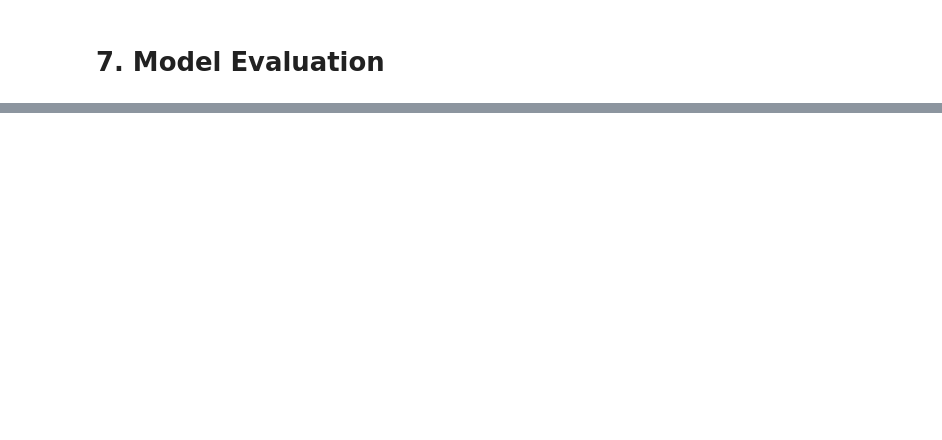
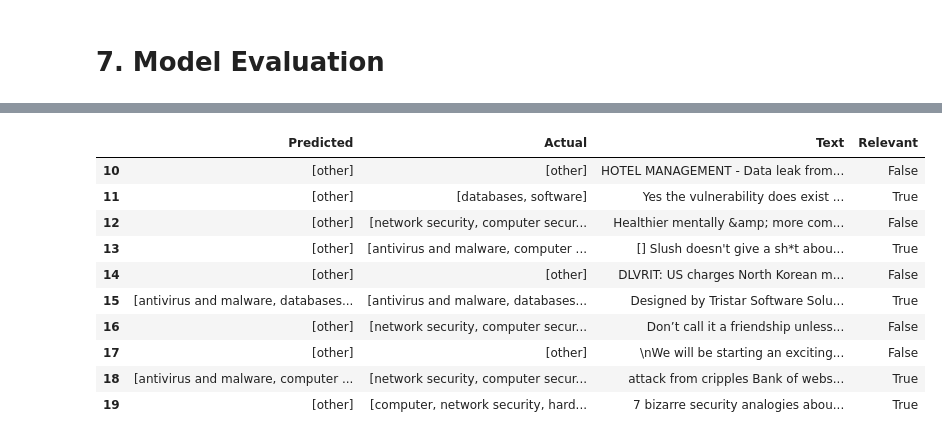
Before and after one commit to IrfEazy/msc-thesis, a Jupyter notebook: notebooks/MLC_Notebook.ipynb, the cells around one changed output, grey strips where cells are left out. Saved outputs shown, nothing was run; the diff lists cells and outputs as text; code cells hidden in the pictures; blank space fills up the shorter version.

```diff
--- a/notebooks/MLC_Notebook.ipynb
+++ b/notebooks/MLC_Notebook.ipynb
@@ -45,0 +31,9 @@ from notebooks.utils import (
+# %%
+load_dotenv()
+
+RANDOM_STATE = int(os.getenv("RANDOM_STATE", "42"))
+TEST_SIZE = float(os.getenv("TEST_SIZE", "0.2"))
+
+os.chdir(os.getenv("ROOT", "./"))
+np.random.seed(seed=RANDOM_STATE)
+random.seed(a=RANDOM_STATE)
@@ -332,7 +568,7 @@ del tweets, targets, mlb, general_models, train, module_filename, module
 # %% [markdown]
 # 7. Model Evaluation
 # %%
-with open(os.getenv("TEMP_CATEGORIES_TEST_CSV"), "rb") as f:
+with open(os.getenv("ONE_STEP_CATEGORIES_TEST_CSV"), "rb") as f:
     test_tweets = pd.read_csv(f)
     test_tweets = test_tweets.assign(
         tweet=lambda df: df["tweet"].apply(func=ast.literal_eval),
@@ -341,13 +577,13 @@ with open(os.getenv("TEMP_CATEGORIES_TEST_CSV"), "rb") as f:
         watson_list=lambda df: df["watson_list"].apply(func=ast.literal_eval),
         target=lambda df: df["target"].apply(func=ast.literal_eval),
     )
-    test_tweets['text'] = [replace_text_components(t) for t in test_tweets['text']]
-    relevant = test_tweets['relevant'] == True
-    is_other = test_tweets['target'].apply(lambda x: 'other' in x)
+    test_tweets["text"] = [su.replace_txt_components(t) for t in test_tweets["text"]]
+    relevant = test_tweets["relevant"] == True
+    is_other = test_tweets["target"].apply(lambda x: "other" in x)
     for idx in test_tweets[relevant & is_other].index:
-        test_tweets.loc[idx, 'relevant'] = False
+        test_tweets.loc[idx, "relevant"] = False
 
-texts = test_tweets['text']
-targets = test_tweets['target']
+texts = test_tweets["text"]
+targets = test_tweets["target"]
 print(f"Threat Tweets: {len(test_tweets)}")
 test_tweets.head()
@@ -354,6 +598,6 @@ test_tweets.head()
 # %%
 with open("models/General.pickle", "rb") as f:
-    general_mod = pickle.load(f)
+    gn_mod = pickle.load(f)
 
 with open("models/Computersecurity.pickle", "rb") as f:
     cs_mod = pickle.load(f)
@@ -461,11 +642,25 @@ solution = System(general_mod, cs_mod, os_mod, sw_mod, hw_mod)
 # %%
 pd.DataFrame(
     [
-        solution.predict_targets(texts[:10]), targets[:10], texts[:10],
-        test_tweets['relevant'][:10]
+        solution.predict_targets(texts[10:20]),
+        targets[10:20],
+        texts[10:20],
+        test_tweets["relevant"][10:20],
     ],
-    index=["Predicted", "Actual", "Text", "Relevant"]
+    index=["Predicted", "Actual", "Text", "Relevant"],
 ).transpose()
+# %% [output]
+|  | Predicted | Actual | Text | Relevant |
+| 10 | [other] | [other] | HOTEL MANAGEMENT - Data leak from... | False |
+| 11 | [other] | [databases, software] | Yes the vulnerability does exist ... | True |
+| 12 | [other] | [network security, computer secur... | Healthier mentally &amp; more com... | False |
+| 13 | [other] | [antivirus and malware, computer ... | [] Slush doesn't give a sh*t abou... | True |
+| 14 | [other] | [other] | DLVRIT: US charges North Korean m... | False |
+| 15 | [antivirus and malware, databases... | [antivirus and malware, databases... | Designed by Tristar Software Solu... | True |
+| 16 | [other] | [network security, computer secur... | Don’t call it a friendship unless... | False |
+| 17 | [other] | [other] | \nWe will be starting an exciting... | False |
+| 18 | [antivirus and malware, computer ... | [network security, computer secur... | attack from cripples Bank of webs... | True |
+| 19 | [other] | [computer, network security, hard... | 7 bizarre security analogies abou... | True |
 # %%
 system_performance = solution.evaluate(texts, targets)
 print("==========================================================")
```
Also changed, not shown: parts of 14 cells of this notebook.
